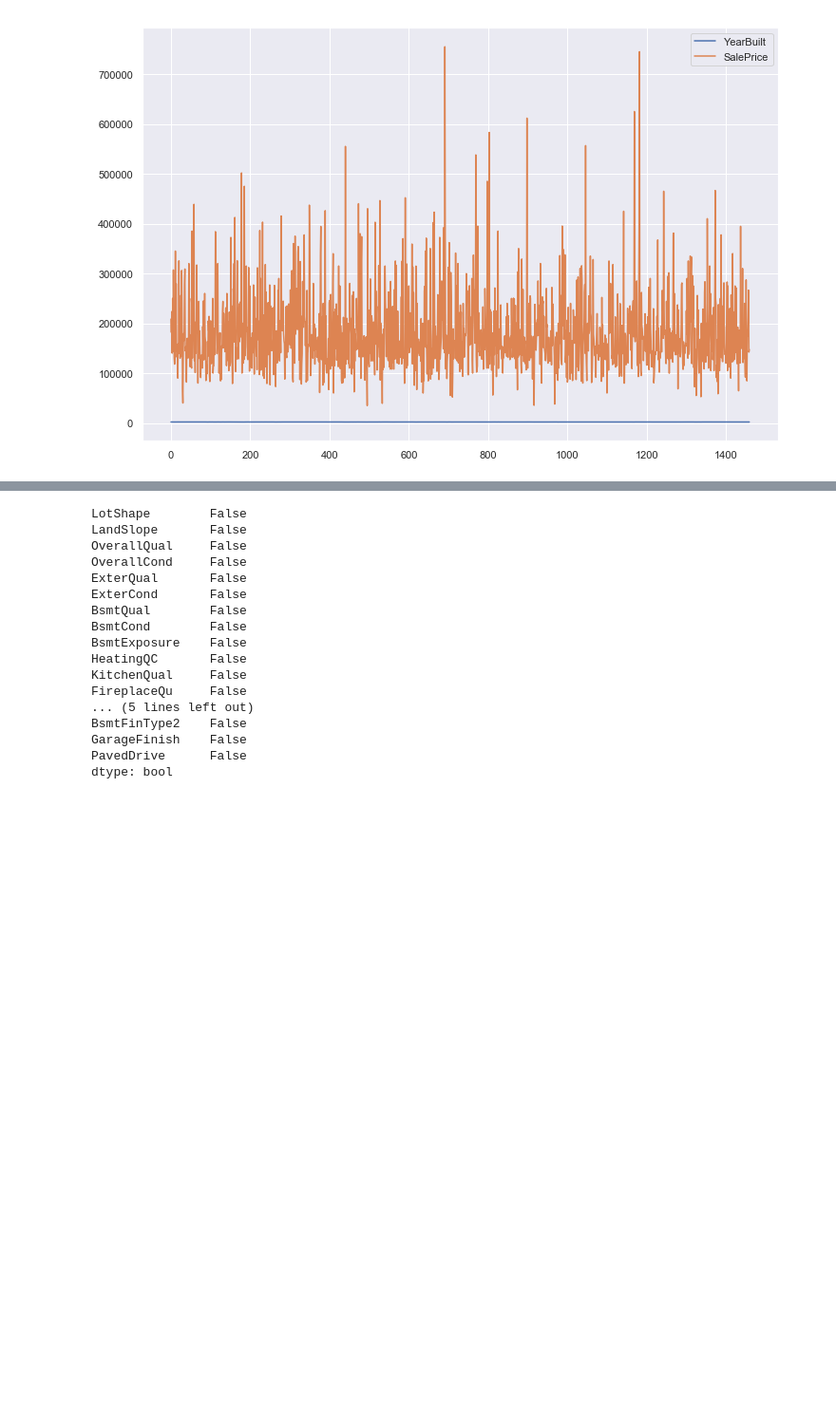
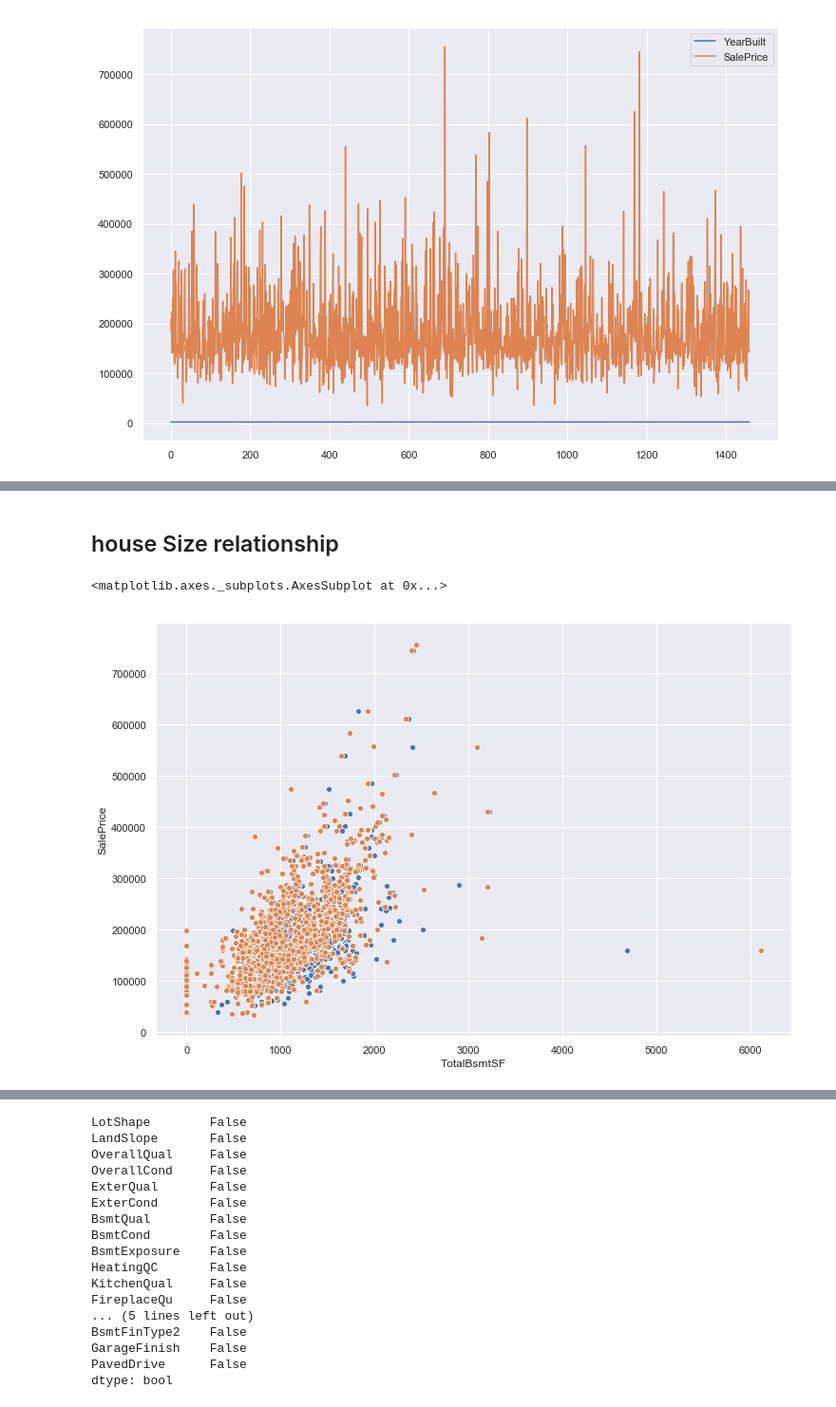
Before and after one commit to chazzy1/nycdsaML, a Jupyter notebook: choi/EDA.ipynb, the cells around one changed output, grey strips where cells are left out. Shown at 95% size. Drawn from its saved outputs; the diff is of its cells as text; code cells hidden in the pictures; blank space fills up the shorter version.

```diff
--- a/choi/EDA.ipynb
+++ b/choi/EDA.ipynb
@@ -151,0 +189,27 @@ series.head()
+# %% [markdown]
+##  house Size relationship
+# %%
+# 1stFlrSF: First Floor square feet
+# 2ndFlrSF: Second floor square feet
+
+df[['TotalBsmtSF','1stFlrSF','2ndFlrSF','SalePrice']]
+#sum_of_flr = df['1stFlrSF'] + df['2ndFlrSF']
+#mydata['TotalBsmtSF']
+# sum_of_all_flr = df['TotalBsmtSF'] + df['1stFlrSF'] + df['2ndFlrSF']
+# #sns.scatterplot(sum_of_flr,df['SalePrice'])
+# #corr
+# sns.scatterplot(df['TotalBsmtSF'],df['SalePrice'])
+#sns.scatterplot(sum_of_flr,df['SalePrice'])
+#sns.scatterplot(sum_of_all_flr,df['SalePrice'])
+
+
+df['is2nd'] = (df['2ndFlrSF']> 0) * 1
+#df['is2nd']
+
+#sns.scatterplot(df['is2nd'],df['SalePrice']) ## 2층 여부는 상관없는듯
+
+sns.scatterplot(df['1stFlrSF'],df['SalePrice'])
+sns.scatterplot(df['TotalBsmtSF'],df['SalePrice'])
+# %% [output]
+<matplotlib.axes._subplots.AxesSubplot at 0x...>
+[figure, added]
```
Also changed, not shown: parts of 4 cells of this notebook, 6 other files.
